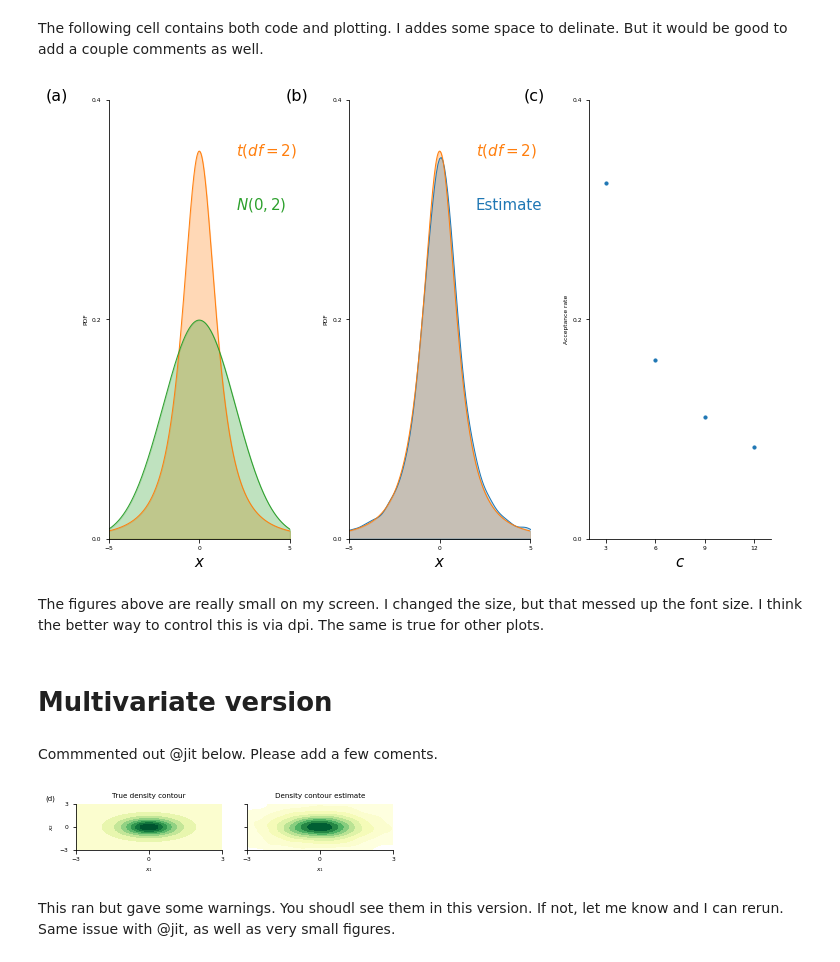
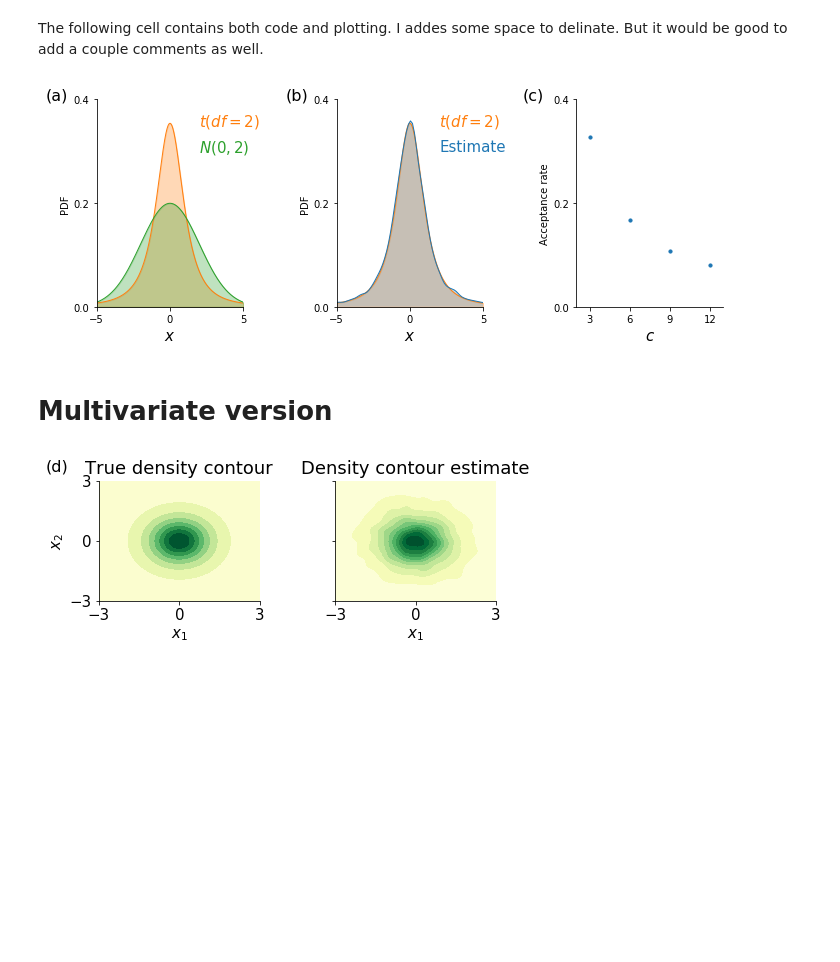
Before and after one commit to mvcortez/stochastic_process_bio, a Jupyter notebook: 1.2/1.2.ipynb, the cells around one changed output. Saved outputs shown, nothing was run; the diff lists cells and outputs as text; code cells hidden in the pictures; blank space fills up the shorter version.

Commit message:
Added some comment for better readability.

```diff
--- a/1.2/1.2.ipynb
+++ b/1.2/1.2.ipynb
@@ -61,14 +55,14 @@ def sup_norm(y,z,z_min,z_max):
 # %% [markdown]
 The following cell contains both code and plotting.  I addes some space to delinate.  But it would be good to add a couple comments as well.
 # %%
-#Description of target and candidate distribution
+'''Description of target and candidate distribution'''
 mu=0
 sigma=2
 df=2
 fontsiz=15
 x=np.linspace(-5,5,10000)
 
-f,axes=plt.subplots(1,3,figsize=(10,7))
+f,axes=plt.subplots(1,3,figsize=(10,4))
 plt.rcParams['font.size'] = fontsiz
 axes[0].plot(x,t.pdf(x,df),c='C1',label=r't (df=%d)' %df,linewidth=1)
 axes[0].fill_between(x, 0, t.pdf(x,df),alpha=0.3,color='C1')
@@ -77,56 +71,51 @@ axes[0].fill_between(x, 0, norm.pdf(x,mu,sigma),alpha=0.3,color='C2')
 axes[0].text(2,0.35,r'$t(df=2)$',color='C1')
 axes[0].text(2,0.3,r'$N(0,2)$',color='C2')
 
+'''Perform rejection sampling with scaling parameter c, and number of samples L.'''
 c=3
 L=10000
 y,_=rejection_sampling1(L,c,mu,sigma,df)
-
 axes[1].plot(x,t.pdf(x,df),c='C1',linewidth=1)
 axes[1].fill_between(x, 0, t.pdf(x,df),alpha=0.3,color='C1')
 axes[1].text(2,0.35,r'$t(df=2)$',color='C1')
 axes[1].text(2,0.3,'Estimate',color='C0')
 sns.kdeplot(y,shade=True,ax=axes[1],linewidth=1)
 
+'''Determine the acceptance rate of the algorithm with different values of the scaling parameter c.'''
 c=[3,6,9,12]
 L=10000
 accept_rate=np.zeros(len(c))
 for i in range(len(c)):
     y,iteration=rejection_sampling1(L,c[i],mu,sigma,df)
     accept_rate[i]=L/iteration
 
 axes[2].scatter(c,accept_rate,s=10)
 axes[2].set_xticks(c)
 axes[2].set_yticks([0,0.2,0.4])
 axes[2].set_xlim([2,13])
 axes[2].set_ylim([0,0.4])
 axes[2].set_ylabel('Acceptance rate')
 
 for i in range(2):
     axes[i].set_ylabel('PDF')
     axes[i].set_xlim([-5,5])
     axes[i].set_ylim([0,0.4])
     axes[i].set_yticks(np.linspace(0,0.4,3))
     axes[i].set_xticks(np.linspace(-5,5,3))
 xlabels=[r'$x$',r'$x$',r'$c$']
 
 for i in range(3):
     axes[i].set_xlabel(xlabels[i],fontsize=fontsiz)
     axes[i].spines['right'].set_color('none')
     axes[i].spines['top'].set_color('none')
 
-plt.tight_layout()
-
 axes[0].text(-8.5,0.4,'(a)',fontsize=fontsiz+1)
 axes[1].text(-8.5,0.4,'(b)',fontsize=fontsiz+1)
 axes[2].text(-2,0.4,'(c)',fontsize=fontsiz+1)
+plt.tight_layout()
 f.savefig('1.2.1D_sampling.jpg', format='jpg', dpi=500,bbox_inches="tight")
-plt.show()
 # %% [output]
-[figure, old version]
+[figure, new version]
-# %% [markdown]
-The figures above are really small on my screen.  I changed the size, but that messed up the font size.  I think the better way to control this is via dpi. The same is true for other plots.
 # %% [markdown]
 # Multivariate version
-# %% [markdown]
-Commmented out @jit below.  Please add a few coments.
 # %%
@@ -180,17 +178,20 @@ def twod_rejection_sampling_2(df,mu_t,mu_normal,cov_t,cov_normal,c,L):
 # %%
+'''Specify the parameters of target t distribution and the candidate normal distribution.'''
 mu_t = np.array([0, 0])
 mu_normal = np.array([0, 0])
 cov_normal = np.array([[2, 0], [0, 2]])
 cov_t = np.array([[1, 0], [0, 1]])
 df=2
+
+'''Perform rejection sampling with scaling parameter c and number of samples L.'''
 c=3
 L=10000
 start = timeit.default_timer()
 sample,iteration=twod_rejection_sampling_2(df,mu_t,mu_normal,cov_t,cov_normal,c,L)
 stop = timeit.default_timer()
 
-fontsiz=6
-f, axes = plt.subplots(1,2,figsize=(5,1.3))
+fontsiz=15
+f, axes = plt.subplots(1,2,figsize=(7,3))
 plt.rcParams['font.size'] = fontsiz
 x = np.linspace(-3, 3, 500)
 y = np.linspace(-3, 3, 500)
@@ -201,9 +202,7 @@ for i in range(500):
         z[i,j]= t_pdf([X[i,j],Y[i,j]],mu_t,df,cov_t)
 plot_contour(X,Y,z,sample)
 plt.tight_layout(w_pad=3)
-axes[0].text(-4.25,3.5,'(d)',fontsize=fontsiz+1)
+axes[0].text(-5,3.5,'(d)',fontsize=fontsiz+1)
 f.savefig('1.2.2D_sampling.jpg', format='jpg', dpi=500,bbox_inches="tight")
 # %% [output]
-[figure, old version]
+[figure, new version]
-# %% [markdown]
-This ran but gave some warnings. You shoudl see them in this version.  If not, let me know and I can rerun.  Same issue with @jit, as well as very small figures.
```
Also changed, not shown: parts of 3 cells of this notebook, 2 other files.
